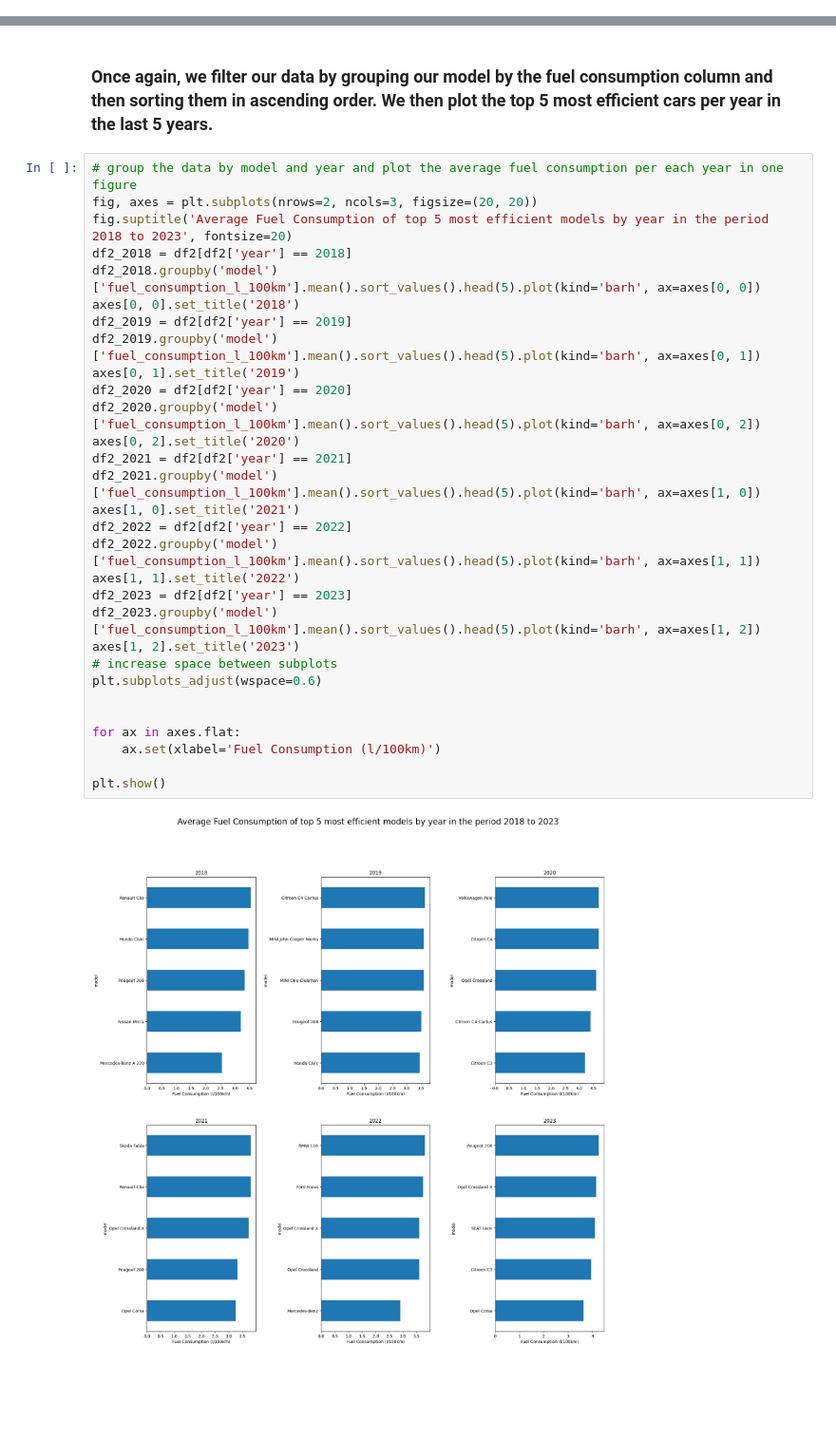
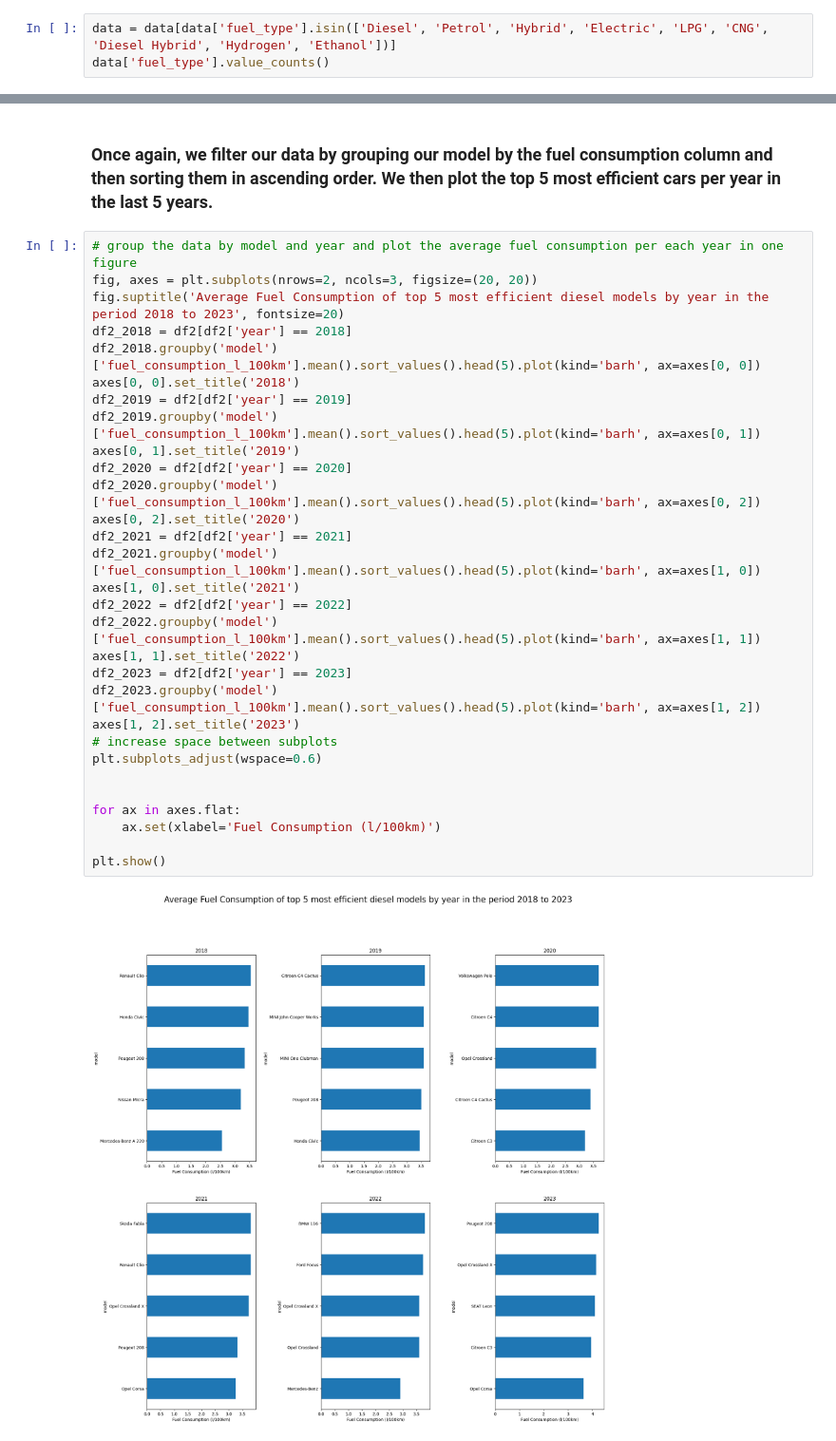
Before and after one commit to Fery2003/used-cars-dataset-exploration, a Jupyter notebook: Project.ipynb, the cells around one changed output, grey strips where cells are left out. Shown: that part at 95% size. Drawn from its saved outputs; the diff is of its cells as text; blank space fills up the shorter version.

```diff
--- a/Project.ipynb
+++ b/Project.ipynb
@@ -11,0 +40,3 @@ data.drop(['Unnamed: 0', 'offer_description'], axis=1, inplace=True)
+# %%
+data = data[data['fuel_type'].isin(['Diesel', 'Petrol', 'Hybrid', 'Electric', 'LPG', 'CNG', 'Diesel Hybrid', 'Hydrogen', 'Ethanol'])]
+data['fuel_type'].value_counts()
@@ -307,35 +334,35 @@ df2['model'] = le.inverse_transform(df2['model'])
 # %%
 # group the data by model and year and plot the average fuel consumption per each year in one figure
 fig, axes = plt.subplots(nrows=2, ncols=3, figsize=(20, 20))
-fig.suptitle('Average Fuel Consumption of top 5 most efficient models by year in the period 2018 to 2023', fontsize=20)
+fig.suptitle('Average Fuel Consumption of top 5 most efficient diesel models by year in the period 2018 to 2023', fontsize=20)
 df2_2018 = df2[df2['year'] == 2018]
 df2_2018.groupby('model')['fuel_consumption_l_100km'].mean().sort_values().head(5).plot(kind='barh', ax=axes[0, 0])
 axes[0, 0].set_title('2018')
 df2_2019 = df2[df2['year'] == 2019]
 df2_2019.groupby('model')['fuel_consumption_l_100km'].mean().sort_values().head(5).plot(kind='barh', ax=axes[0, 1])
 axes[0, 1].set_title('2019')
 df2_2020 = df2[df2['year'] == 2020]
 df2_2020.groupby('model')['fuel_consumption_l_100km'].mean().sort_values().head(5).plot(kind='barh', ax=axes[0, 2])
 axes[0, 2].set_title('2020')
 df2_2021 = df2[df2['year'] == 2021]
 df2_2021.groupby('model')['fuel_consumption_l_100km'].mean().sort_values().head(5).plot(kind='barh', ax=axes[1, 0])
 axes[1, 0].set_title('2021')
 df2_2022 = df2[df2['year'] == 2022]
 df2_2022.groupby('model')['fuel_consumption_l_100km'].mean().sort_values().head(5).plot(kind='barh', ax=axes[1, 1])
 axes[1, 1].set_title('2022')
 df2_2023 = df2[df2['year'] == 2023]
 df2_2023.groupby('model')['fuel_consumption_l_100km'].mean().sort_values().head(5).plot(kind='barh', ax=axes[1, 2])
 axes[1, 2].set_title('2023')
 # increase space between subplots
 plt.subplots_adjust(wspace=0.6)
 
 
 for ax in axes.flat:
     ax.set(xlabel='Fuel Consumption (l/100km)')
 
 plt.show()
 # %% [output]
-[figure, old version]
+[figure, new version]
 # %% [markdown]
 ## Conclusion for Research Question 2:
 
```
Also changed, not shown: parts of 16 cells of this notebook.
